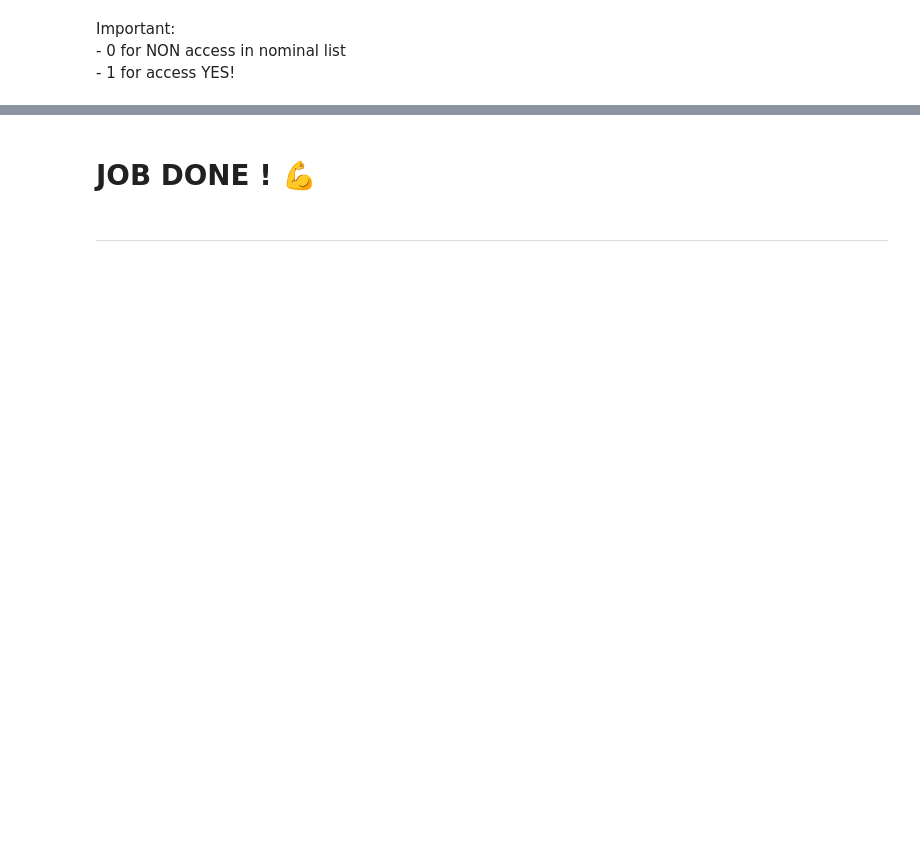
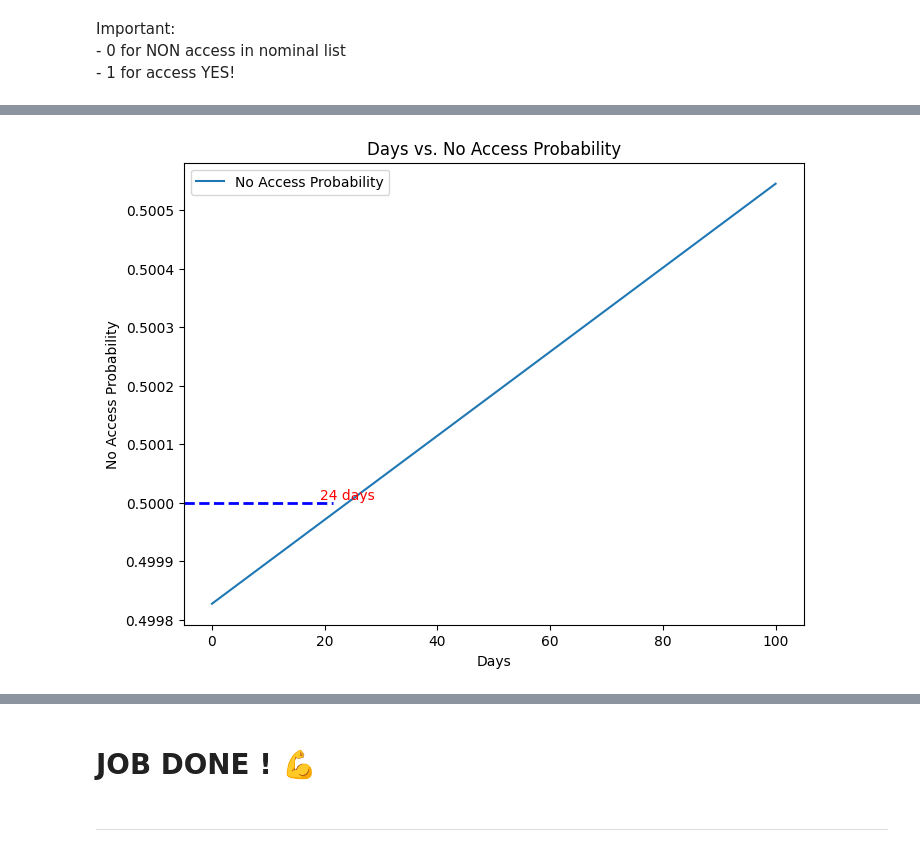
Before and after one commit to thecirocks/sus, a Jupyter notebook: sus.ipynb, the cells around one changed output, grey strips where cells are left out. Drawn from its saved outputs; the diff is of its cells as text; code cells hidden in the pictures; blank space fills up the shorter version.

```diff
--- a/sus.ipynb
+++ b/sus.ipynb
@@ -647,0 +679,23 @@ plt.show()
+# %%
+# values = np.linspace(X.min(), X.max(), 100).reshape(-1, 1)
+# probabilities = model.predict_proba(values)[:, 1]
+
+X_limited = X[X <= 100]  # Limitando X até no máximo 100
+values = np.linspace(X_limited.min(), X_limited.max(), 100).reshape(-1, 1)
+
+probabilities = model.predict_proba(values)[:, 0]  # P(Y = 0)
+# %%
+plt.figure(figsize=(8, 6))
+plt.plot(values, probabilities, label="No Access Probability")
+#plt.axvline(x=limit_50, color='red', linestyle='dashed', linewidth=2, label=f"Threshold ({limit_50} days)")
+plt.axhline(y=0.5, xmax=limit_50 / values.max(), color='blue', linestyle='dashed', linewidth=2)
+plt.text(limit_50, 0.5, f'{limit_50:.0f} days', color='red', fontsize=10, ha='center', va='bottom')
+
+# Configurações do gráfico
+plt.xlabel("Days")
+plt.ylabel("No Access Probability")
+plt.title("Days vs. No Access Probability")
+plt.legend()
+plt.show()
+# %% [output]
+[figure, added]
```
Also changed, not shown: parts of 138 cells of this notebook.
